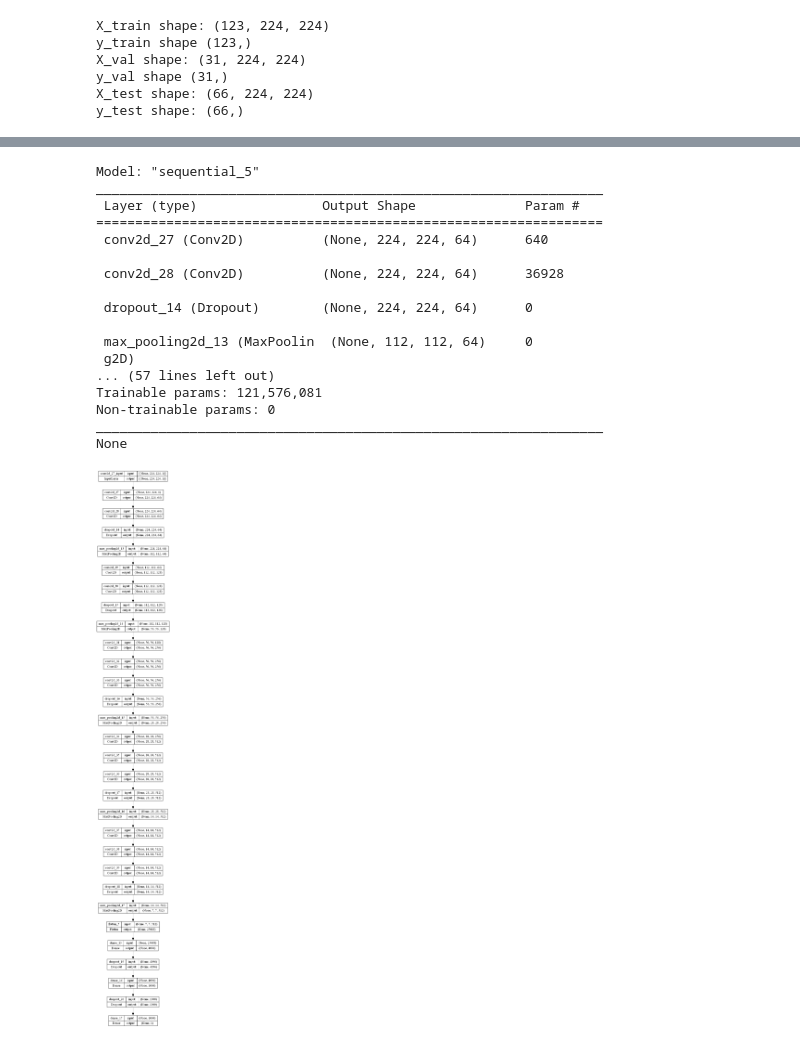
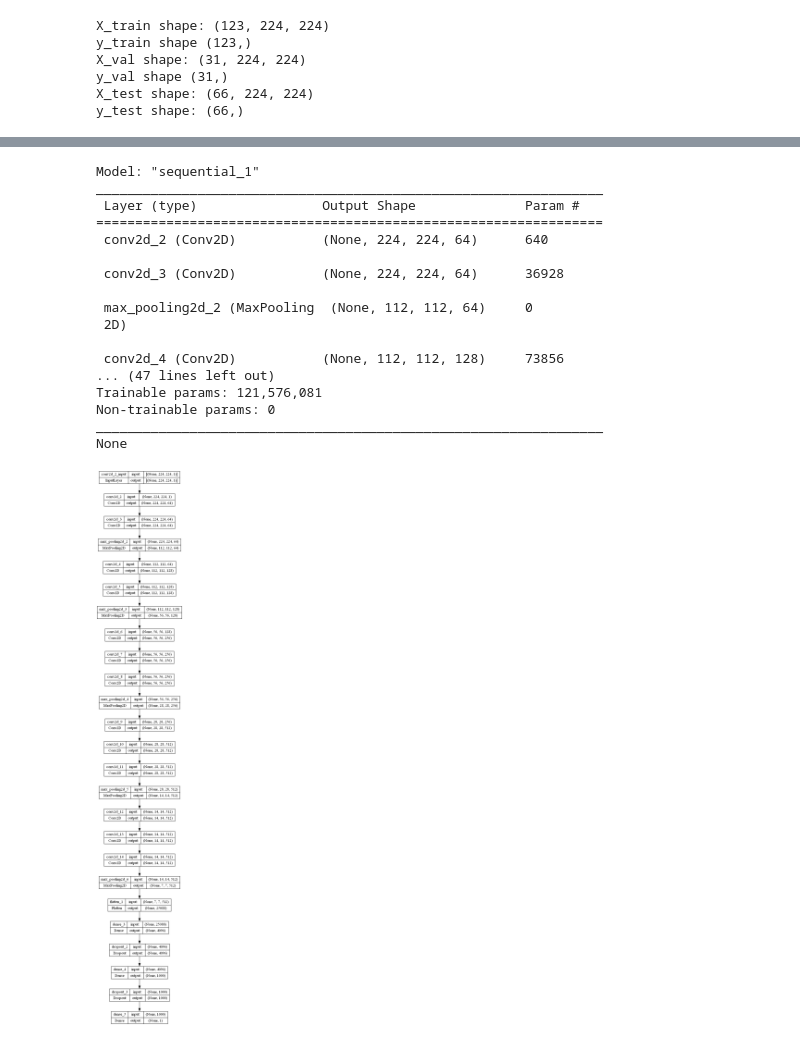
Before and after one commit to BittingBarracuda/BTD_Python, a Jupyter notebook: nn2_train.ipynb, the cells around one changed output, grey strips where cells are left out. Drawn from its saved outputs; the diff is of its cells as text; code cells hidden in the pictures.

```diff
--- a/nn2_train.ipynb
+++ b/nn2_train.ipynb
@@ -503,16 +503,14 @@ y_val shape (31,)
 X_test shape: (66, 224, 224)
 y_test shape: (66,)
 # %%
-DROPOUT_RATE = 0.4
+DROPOUT_RATE = 0.3
 le_net_5 = keras.Sequential([
     # LAYER 1
     Conv2D(filters=32, kernel_size=(5, 5), strides=2, padding="same", input_shape=(SIZE_H, SIZE_V, 1), activation='relu', kernel_regularizer=L2(0.01)),
     MaxPooling2D(pool_size=(4, 4), strides=1, padding="valid"),
-    Dropout(DROPOUT_RATE, seed=sd),
     # LAYER 2
     Conv2D(filters=64, kernel_size=(5, 5), strides=1, padding="same", activation='relu', kernel_regularizer=L2(0.01)),
     MaxPooling2D(pool_size=(3, 3), strides=2, padding="valid"),
-    Dropout(DROPOUT_RATE, seed=sd),
     # FLATTEN
     Flatten(),
     # DENSE LAYERS
@@ -551,63 +549,63 @@ vgg_16 = keras.Sequential([
     # LAYER 1
     Conv2D(filters=64, kernel_size=(3, 3), strides=1, padding='same', input_shape=(SIZE_H, SIZE_V, 1), activation='relu', kernel_regularizer=L2(0.01)),
     Conv2D(filters=64, kernel_size=(3, 3), strides=1, padding='same', activation='relu', kernel_regularizer=L2(0.01)),
-    Dropout(DROPOUT_RATE, seed=sd),
+    #Dropout(DROPOUT_RATE, seed=sd),
     # LAYER 2
     MaxPooling2D(pool_size=(2, 2), strides=2),
     Conv2D(filters=128, kernel_size=(3, 3), strides=1, padding='same', activation='relu', kernel_regularizer=L2(0.01)),
     Conv2D(filters=128, kernel_size=(3, 3), strides=1, padding='same', activation='relu', kernel_regularizer=L2(0.01)),
-    Dropout(DROPOUT_RATE, seed=sd),
+    #Dropout(DROPOUT_RATE, seed=sd),
     # LAYER 3
     MaxPooling2D(pool_size=(2, 2), strides=2),
     Conv2D(filters=256, kernel_size=(3, 3), strides=1, padding='same', activation='relu', kernel_regularizer=L2(0.01)),
     Conv2D(filters=256, kernel_size=(3, 3), strides=1, padding='same', activation='relu', kernel_regularizer=L2(0.01)),
     Conv2D(filters=256, kernel_size=(3, 3), strides=1, padding='same', activation='relu', kernel_regularizer=L2(0.01)),
-    Dropout(DROPOUT_RATE, seed=sd),
+    #Dropout(DROPOUT_RATE, seed=sd),
     # LAYER 4
     MaxPooling2D(pool_size=(2, 2), strides=2),
     Conv2D(filters=512, kernel_size=(3, 3), strides=1, padding='same', activation='relu', kernel_regularizer=L2(0.01)),
     Conv2D(filters=512, kernel_size=(3, 3), strides=1, padding='same', activation='relu', kernel_regularizer=L2(0.01)),
     Conv2D(filters=512, kernel_size=(3, 3), strides=1, padding='same', activation='relu', kernel_regularizer=L2(0.01)),
-    Dropout(DROPOUT_RATE, seed=sd),
+    #Dropout(DROPOUT_RATE, seed=sd),
     # LAYER 5
     MaxPooling2D(pool_size=(2, 2), strides=2),
     Conv2D(filters=512, kernel_size=(3, 3), strides=1, padding='same', activation='relu', kernel_regularizer=L2(0.01)),
     Conv2D(filters=512, kernel_size=(3, 3), strides=1, padding='same', activation='relu', kernel_regularizer=L2(0.01)),
     Conv2D(filters=512, kernel_size=(3, 3), strides=1, padding='same', activation='relu', kernel_regularizer=L2(0.01)),
-    Dropout(DROPOUT_RATE, seed=sd),
+    #Dropout(DROPOUT_RATE, seed=sd),
     # MAXPOOL BEFORE FC
     MaxPooling2D(pool_size=(2, 2), strides=2),
     # FULLY CONNECTED LAYERS
     Flatten(),
     Dense(units=4096, activation='relu'),
     Dropout(DROPOUT_RATE, seed=sd),
     Dense(units=1000, activation='relu'),
     Dropout(DROPOUT_RATE, seed=sd),
     # OUTPUT LAYER
     Dense(units=1, activation='sigmoid')
 ])
 
 print(vgg_16.summary())
 plot_model(vgg_16, to_file=f'{IMG_PATH}/vgg_16_dropout.png', show_shapes=True, show_layer_names=True)
 # %% [output]
-Model: "sequential_5"
+Model: "sequential_1"
 _________________________________________________________________
  Layer (type)                Output Shape              Param #
 =================================================================
- conv2d_27 (Conv2D)          (None, 224, 224, 64)      640
+ conv2d_2 (Conv2D)           (None, 224, 224, 64)      640
 
- conv2d_28 (Conv2D)          (None, 224, 224, 64)      36928
+ conv2d_3 (Conv2D)           (None, 224, 224, 64)      36928
 
- dropout_14 (Dropout)        (None, 224, 224, 64)      0
+ max_pooling2d_2 (MaxPooling  (None, 112, 112, 64)     0
+ 2D)
 
- max_pooling2d_13 (MaxPoolin  (None, 112, 112, 64)     0
- g2D)
-... (57 lines left out)
+ conv2d_4 (Conv2D)           (None, 112, 112, 128)     73856
+... (47 lines left out)
 Trainable params: 121,576,081
 Non-trainable params: 0
 _________________________________________________________________
 None
-[figure, old version]
+[figure, new version]
 # %%
 lu_net = keras.Sequential([
     # LAYER 1
```
Also changed, not shown: parts of 6 cells of this notebook, 4 other files.
